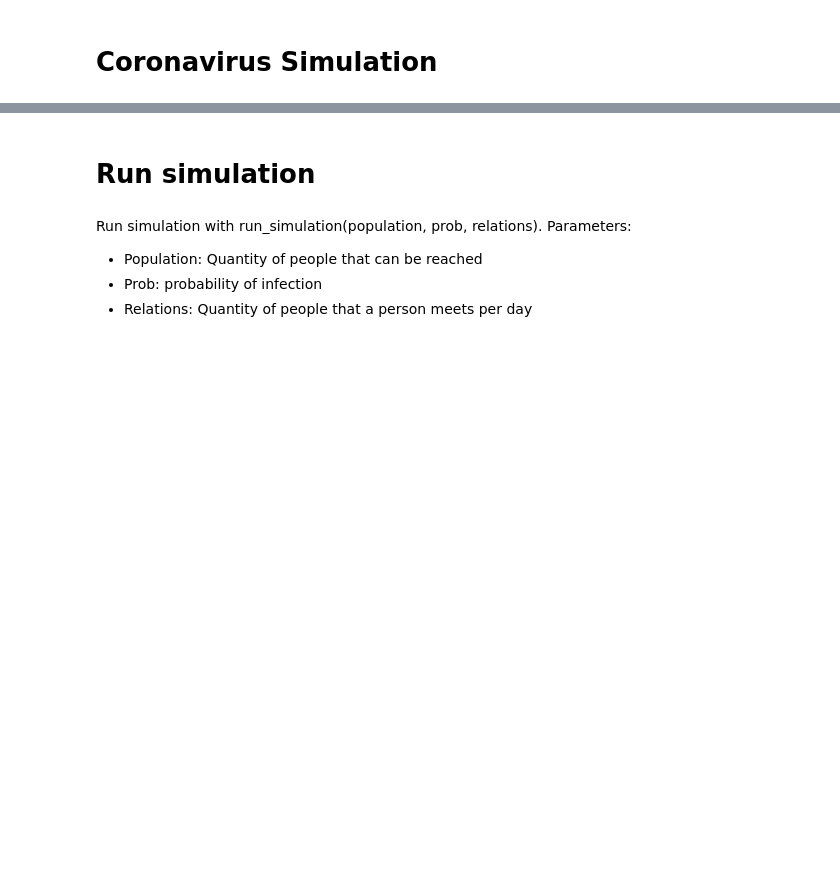
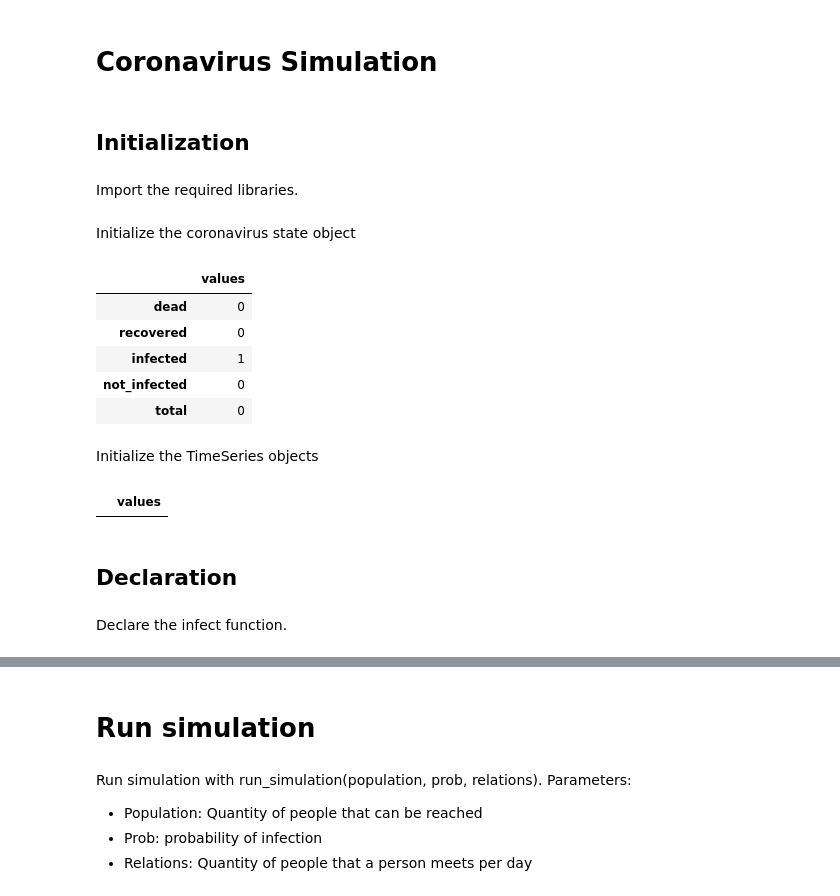
Before and after one commit to dfeliz/ModSimPy, a Jupyter notebook: notebooks/coronavirus-edited.ipynb, the cells around one changed output, grey strips where cells are left out. Cells and saved outputs as stored; diff of their text form; code cells hidden in the pictures; blank space fills up the shorter version.

```diff
--- a/notebooks/coronavirus-edited.ipynb
+++ b/notebooks/coronavirus-edited.ipynb
@@ -103,0 +3,4 @@ def run_simulation(population, infect_prob, relations_per_day):
+# %% [markdown]
+## Initialization
+# %% [markdown]
+Import the required libraries.
@@ -103,0 +17,24 @@ def run_simulation(population, infect_prob, relations_per_day):
+# %% [markdown]
+Initialize the coronavirus state object
+# %%
+coronavirus = State(dead=0, recovered=0, infected=1, not_infected=0, total=0)
+# %% [output]
+|  | values |
+| dead | 0 |
+| recovered | 0 |
+| infected | 1 |
+| not_infected | 0 |
+| total | 0 |
+# %% [markdown]
+Initialize the TimeSeries objects
+# %%
+not_infected = TimeSeries()
+infected = TimeSeries()
+dead = TimeSeries()
+recovered = TimeSeries()
+# %% [output]
+|  | values |
+# %% [markdown]
+## Declaration
+# %% [markdown]
+Declare the infect function.
```
Also changed, not shown: parts of 12 cells of this notebook.
